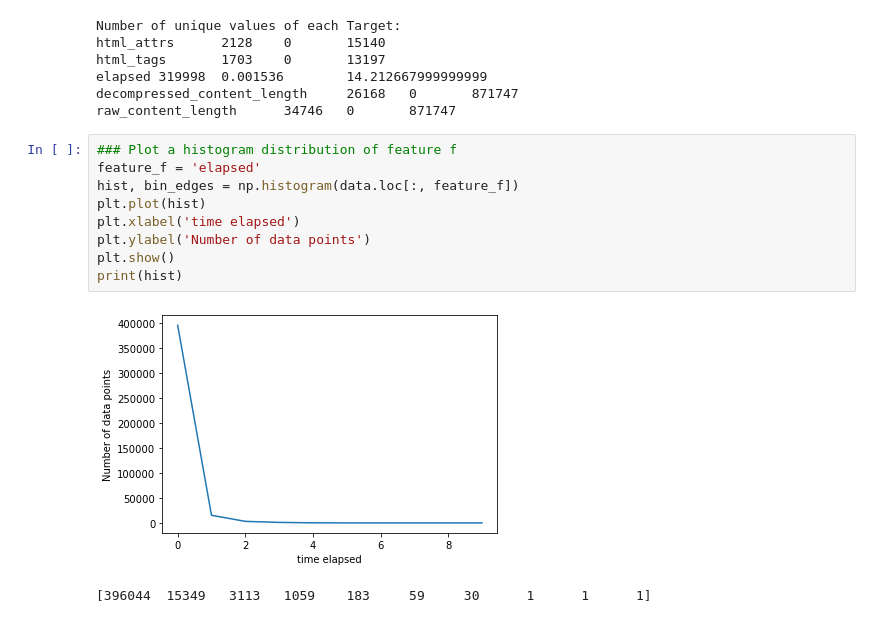
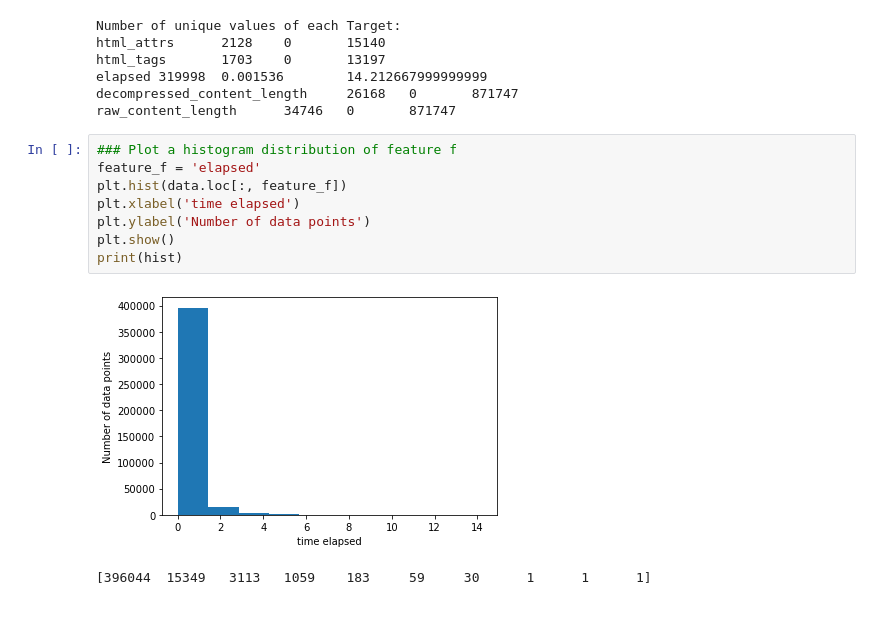
Before and after one commit to sharmapulkit/TreeInterpretability_AnomalyExplanation, a Jupyter notebook: shap/notebooks/Analyse_Network_dataset.ipynb, the cells around one changed output. Saved outputs shown, nothing was run; the diff lists cells and outputs as text.

Commit message:
Network data Analyses and XGB training udpated.

```diff
--- a/shap/notebooks/Analyse_Network_dataset.ipynb
+++ b/shap/notebooks/Analyse_Network_dataset.ipynb
@@ -126,12 +128,11 @@ raw_content_length      34746   0       871747
 # %%
 ### Plot a histogram distribution of feature f
 feature_f = 'elapsed'
-hist, bin_edges = np.histogram(data.loc[:, feature_f])
-plt.plot(hist)
+plt.hist(data.loc[:, feature_f])
 plt.xlabel('time elapsed')
 plt.ylabel('Number of data points')
 plt.show()
 print(hist)
 # %% [output]
-[figure, old version]
+[figure, new version]
 [396044  15349   3113   1059    183     59     30      1      1      1]
```
Also changed, not shown: parts of 5 cells of this notebook, 1 other file.
